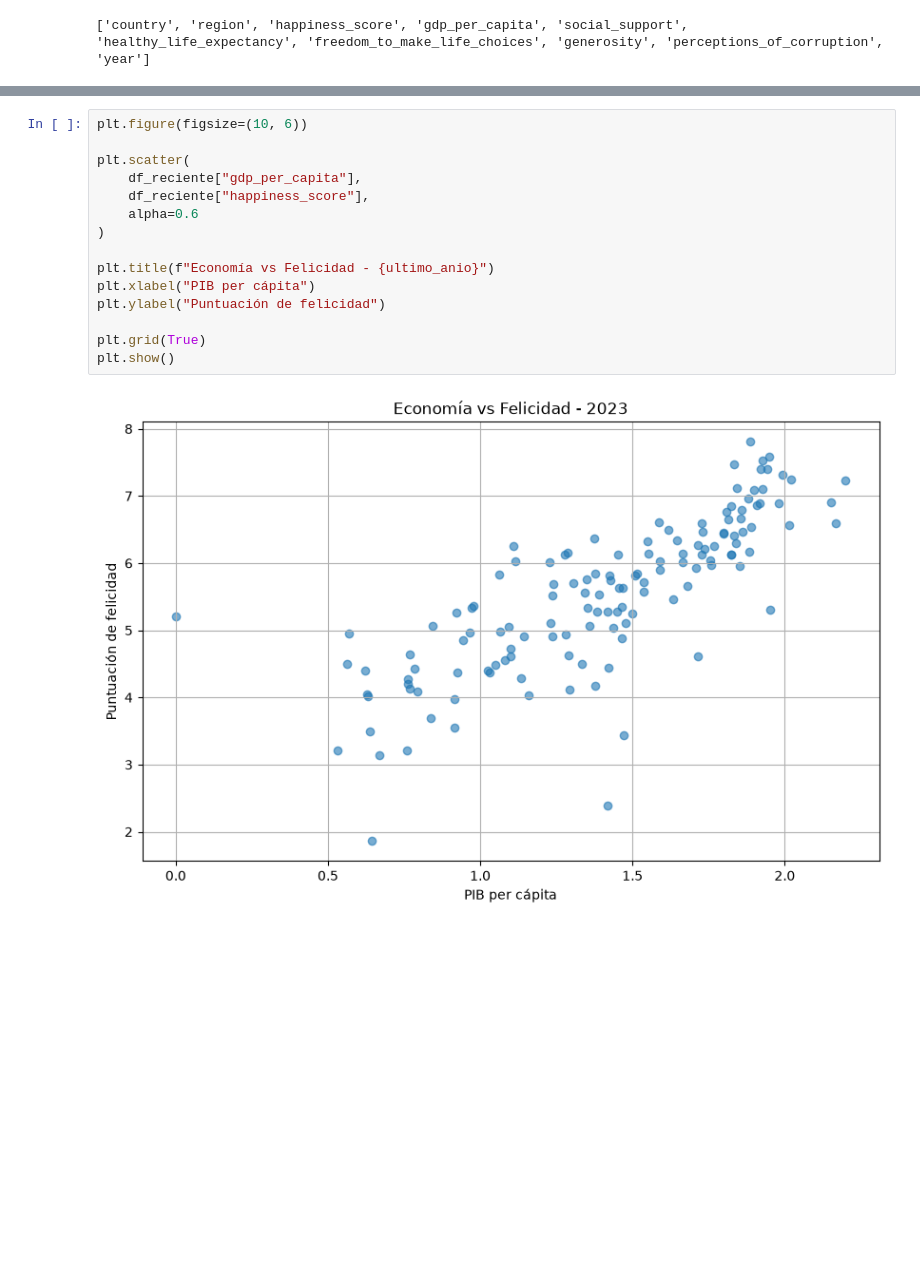
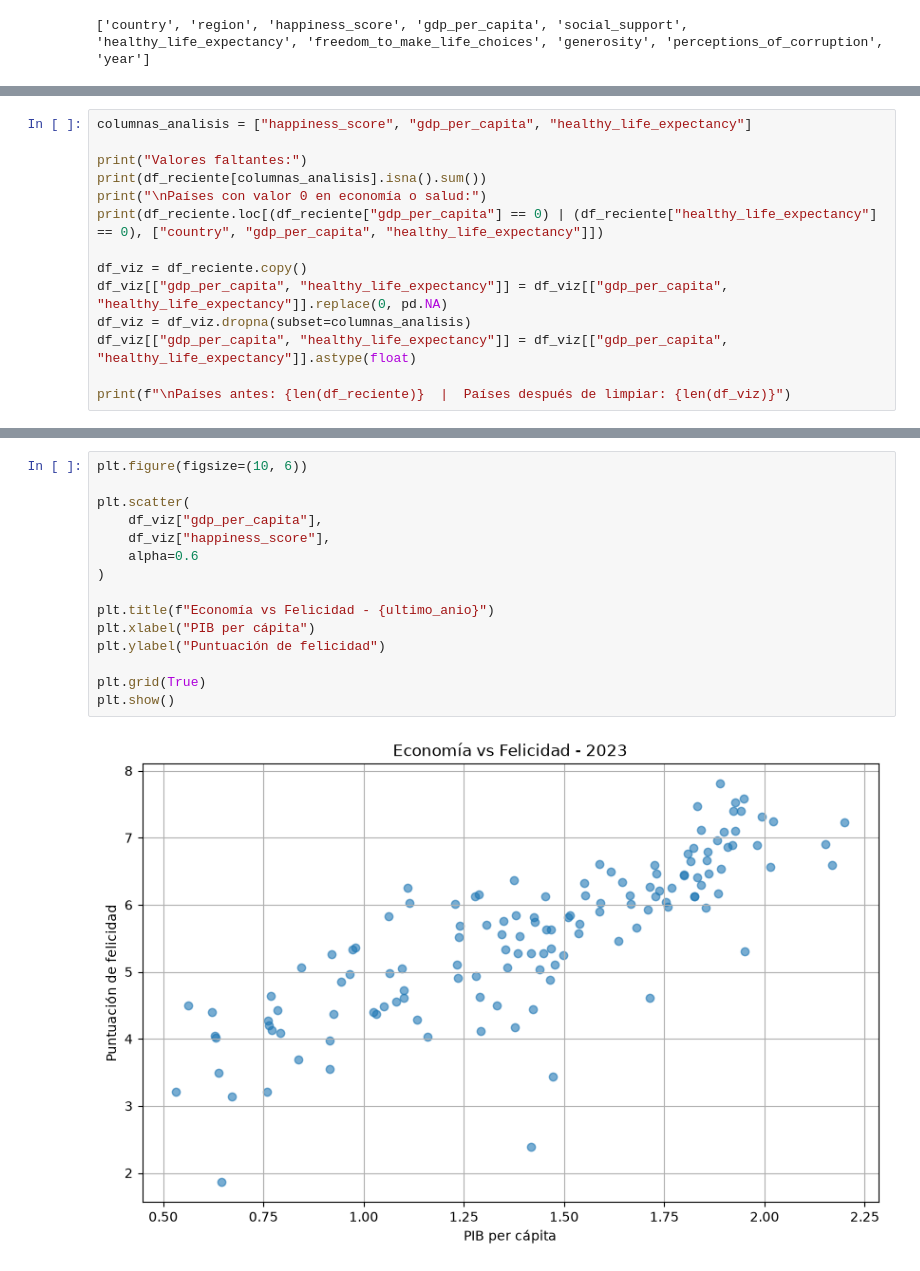
Before and after one commit to EngerDouglas/ejercicio_jupyter, a Jupyter notebook: ejecicio(16 nov).ipynb, the cells around one changed output, grey strips where cells are left out. Saved outputs shown, nothing was run; the diff lists cells and outputs as text; blank space fills up the shorter version.

Commit message:
Agrega textos, identificación de columnas y limpieza de datos

```diff
--- a/ejecicio(16 nov).ipynb
+++ b/ejecicio(16 nov).ipynb
@@ -62,0 +99,14 @@ print(df_reciente.columns.tolist())
+# %%
+columnas_analisis = ["happiness_score", "gdp_per_capita", "healthy_life_expectancy"]
+
+print("Valores faltantes:")
+print(df_reciente[columnas_analisis].isna().sum())
+print("\nPaíses con valor 0 en economía o salud:")
+print(df_reciente.loc[(df_reciente["gdp_per_capita"] == 0) | (df_reciente["healthy_life_expectancy"] == 0), ["country", "gdp_per_capita", "healthy_life_expectancy"]])
+
+df_viz = df_reciente.copy()
+df_viz[["gdp_per_capita", "healthy_life_expectancy"]] = df_viz[["gdp_per_capita", "healthy_life_expectancy"]].replace(0, pd.NA)
+df_viz = df_viz.dropna(subset=columnas_analisis)
+df_viz[["gdp_per_capita", "healthy_life_expectancy"]] = df_viz[["gdp_per_capita", "healthy_life_expectancy"]].astype(float)
+
+print(f"\nPaíses antes: {len(df_reciente)}  |  Países después de limpiar: {len(df_viz)}")
@@ -63,17 +130,17 @@ print(df_reciente.columns.tolist())
 # %%
 plt.figure(figsize=(10, 6))
 
 plt.scatter(
-    df_reciente["gdp_per_capita"],
-    df_reciente["happiness_score"],
+    df_viz["gdp_per_capita"],
+    df_viz["happiness_score"],
     alpha=0.6
 )
 
 plt.title(f"Economía vs Felicidad - {ultimo_anio}")
 plt.xlabel("PIB per cápita")
 plt.ylabel("Puntuación de felicidad")
 
 plt.grid(True)
 plt.show()
 # %% [output]
-[figure, old version]
+[figure, new version]
```
Also changed, not shown: parts of 14 cells of this notebook.
